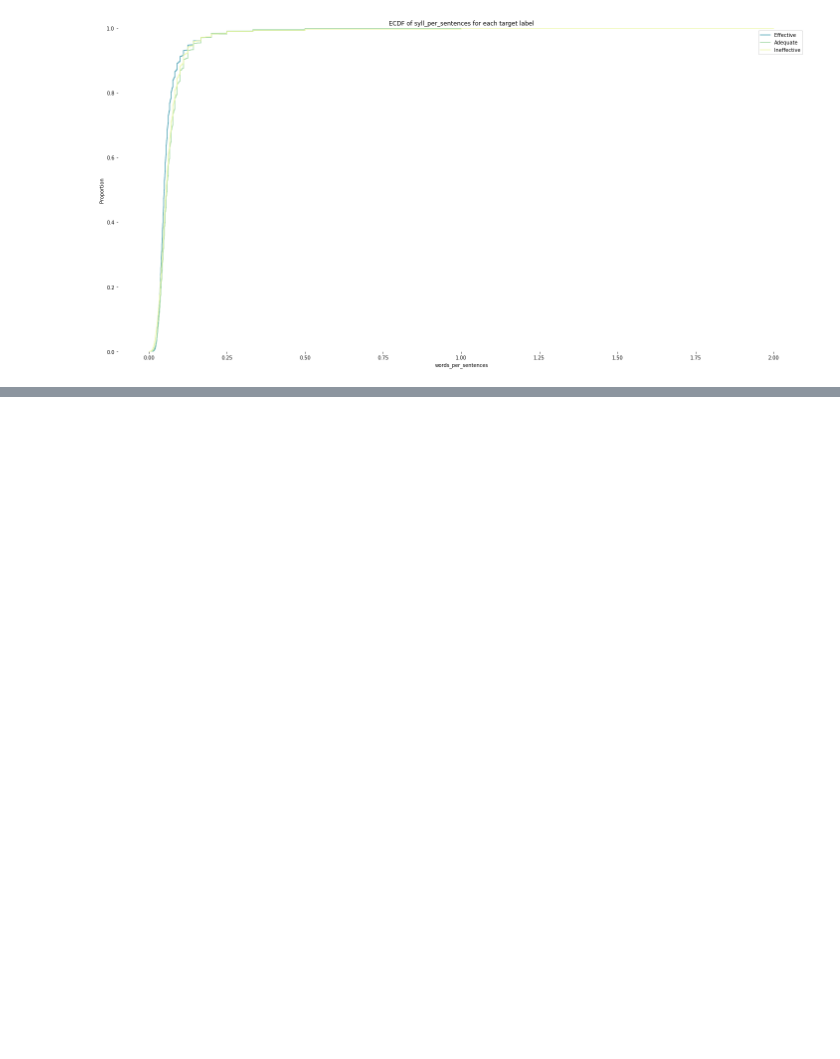
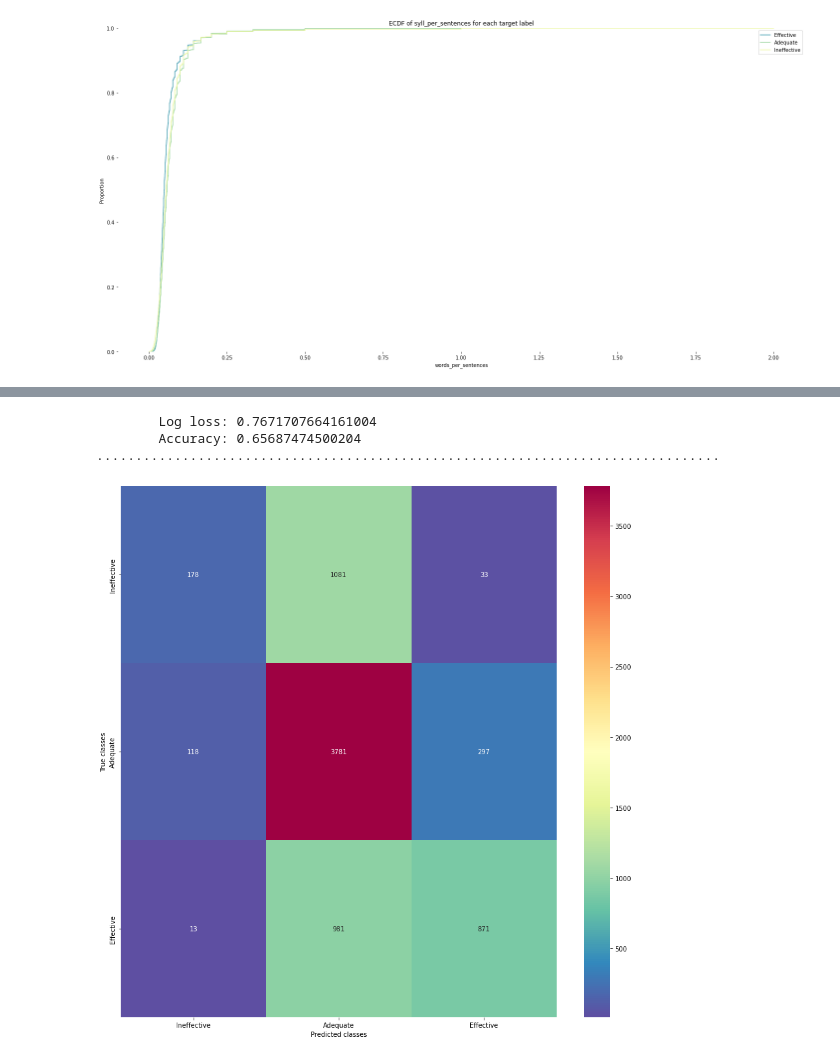
Before and after one commit to tripnv/fbp-kaggle, a Jupyter notebook: eda.ipynb, the cells around one changed output, grey strips where cells are left out. Saved outputs shown, nothing was run; the diff lists cells and outputs as text; code cells hidden in the pictures; blank space fills up the shorter version.

```diff
--- a/eda.ipynb
+++ b/eda.ipynb
@@ -769,0 +786,30 @@ spacy.downloa
+# %%
+x_train = X_train
+y_train = Y_train.to_numpy()
+
+x_valid = X_test
+y_valid = Y_test.to_numpy()
+
+vectorizer = TfidfVectorizer()
+vectorizer.fit(X_train.essay_text.drop_duplicates())
+
+vectorized_discourse_text_train = vectorizer.transform(x_train.discourse_text)
+vectorized_discourse_text_test = vectorizer.transform(x_valid.discourse_text)
+
+ohe = OneHotEncoder()
+ohe_discourse_type_train = ohe.fit_transform(x_train.discourse_type.values.reshape(-1, 1))
+ohe_discourse_type_test = ohe.transform(x_valid.discourse_type.values.reshape(-1, 1))
+
+x_train = sparse.hstack([vectorized_discourse_text_train, ohe_discourse_type_train])
+x_valid = sparse.hstack([vectorized_discourse_text_test, ohe_discourse_type_test])
+
+# In case it is necessary
+# scaler = MaxAbsScaler()
+# x_train = scaler.fit_transform(x_train)
+# x_valid = scaler.transform(x_valid)
+
+model = XGBClassifier()
+model.fit(x_train, y_train)
+actual_pred = model.predict(x_valid)
+prob_predictions = model.predict_proba(x_valid)
+lloss = log_loss(y_valid, prob_predictions)
@@ -769,0 +818,18 @@ spacy.downloa
+# %%
+
+cfm = confusion_matrix(y_true = y_valid, y_pred = actual_pred)
+
+plt.figure(figsize=(15,15))
+sns.heatmap(cfm, annot = True, fmt = '.0f', cmap = 'Spectral_r', xticklabels=target_labels_mapping.keys(), yticklabels=target_labels_mapping.keys())
+plt.ylabel('True classes')
+plt.xlabel('Predicted classes')
+plt.xticks()
+
+print(f"\tLog loss: {lloss}")
+print(f"\tAccuracy: {accuracy_score(y_valid, actual_pred)}")
+print(80*'.')
+# %% [output]
+        Log loss: 0.7671707664161004
+        Accuracy: 0.65687474500204
+................................................................................
+[figure, added]
```
Also changed, not shown: parts of 17 cells of this notebook.
